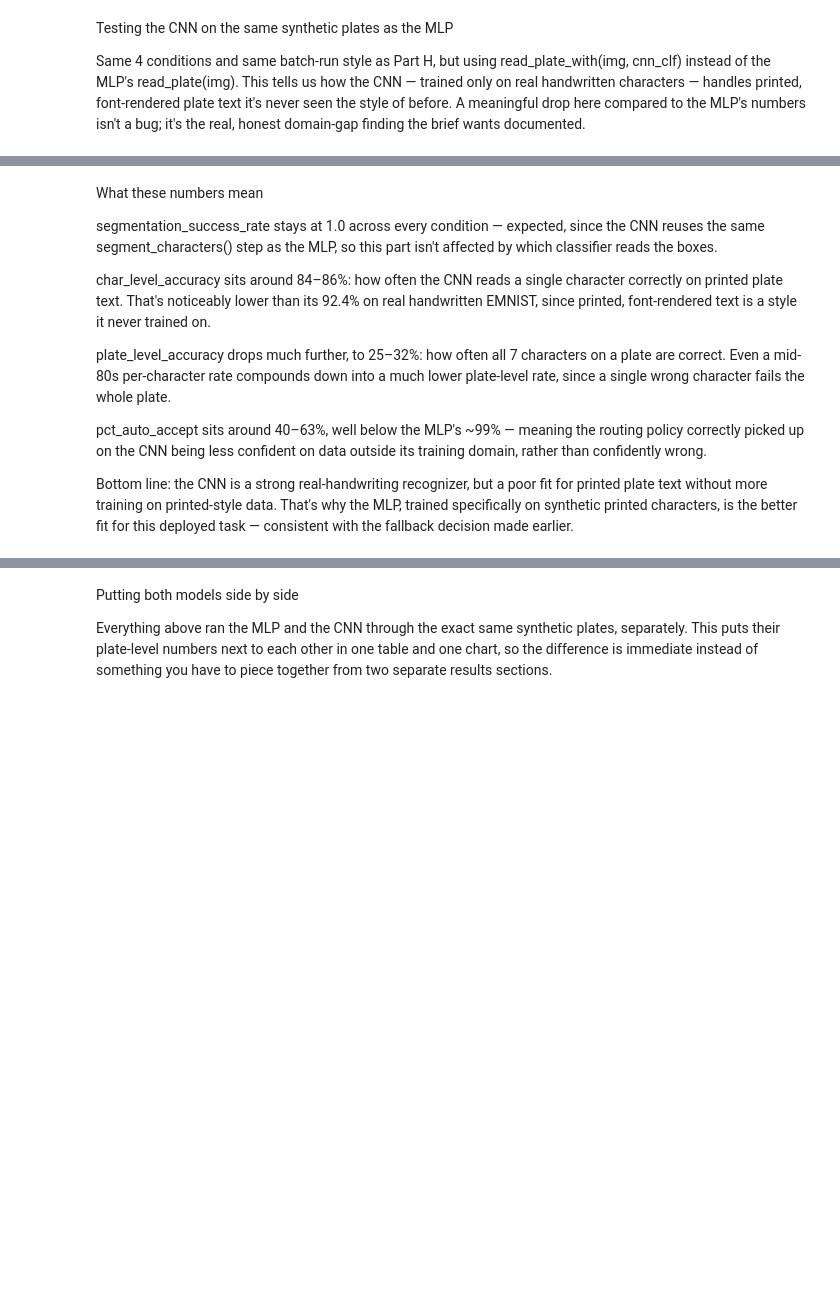
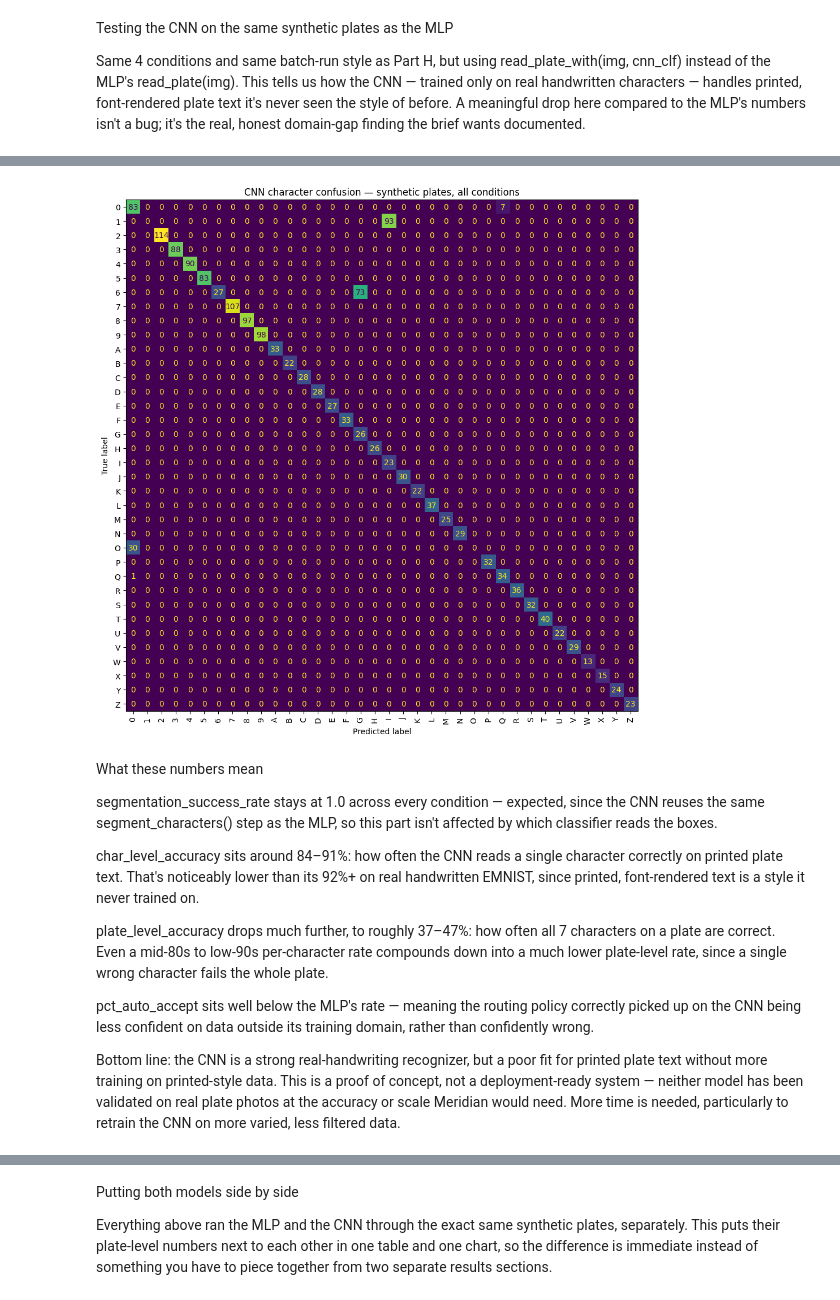
Before and after one commit to adatoussaint/meridian-plate-reader, a Jupyter notebook: ML_Final_Project.ipynb, the cells around one changed output, grey strips where cells are left out. Drawn from its saved outputs; the diff is of its cells as text; code cells hidden in the pictures; blank space fills up the shorter version.

```diff
--- a/ML_Final_Project.ipynb
+++ b/ML_Final_Project.ipynb
@@ -1043,15 +988,33 @@ moderate_noise  60                        1.0                0.5500
+# %%
+from sklearn.metrics import confusion_matrix, ConfusionMatrixDisplay
+
+true_chars, pred_chars = [], []
+for _, row in df_cnn.iterrows():
+    if row["seg_success"] and len(row["predicted"]) == len(row["ground_truth"]):
+        true_chars.extend(list(row["ground_truth"]))
+        pred_chars.extend(list(row["predicted"]))
+
+cm = confusion_matrix(true_chars, pred_chars, labels=CLASSES)
+
+fig, ax = plt.subplots(figsize=(10, 10))
+ConfusionMatrixDisplay(cm, display_labels=CLASSES).plot(ax=ax, xticks_rotation=90, colorbar=False)
+ax.set_title("CNN character confusion — synthetic plates, all conditions")
+plt.tight_layout()
+plt.show()
+# %% [output]
+[figure, added]
 # %% [markdown]
 What these numbers mean
 
 segmentation_success_rate stays at 1.0 across every condition — expected, since the CNN reuses the same segment_characters() step as the MLP, so this part isn't affected by which classifier reads the boxes.
 
-char_level_accuracy sits around 84–86%: how often the CNN reads a single character correctly on printed plate text. That's noticeably lower than its 92.4% on real handwritten EMNIST, since printed, font-rendered text is a style it never trained on.
+char_level_accuracy sits around 84–91%: how often the CNN reads a single character correctly on printed plate text. That's noticeably lower than its 92%+ on real handwritten EMNIST, since printed, font-rendered text is a style it never trained on.
 
-plate_level_accuracy drops much further, to 25–32%: how often all 7 characters on a plate are correct. Even a mid-80s per-character rate compounds down into a much lower plate-level rate, since a single wrong character fails the whole plate.
+plate_level_accuracy drops much further, to roughly 37–47%: how often all 7 characters on a plate are correct. Even a mid-80s to low-90s per-character rate compounds down into a much lower plate-level rate, since a single wrong character fails the whole plate.
 
-pct_auto_accept sits around 40–63%, well below the MLP's ~99% — meaning the routing policy correctly picked up on the CNN being less confident on data outside its training domain, rather than confidently wrong.
+pct_auto_accept sits well below the MLP's rate — meaning the routing policy correctly picked up on the CNN being less confident on data outside its training domain, rather than confidently wrong.
 
-Bottom line: the CNN is a strong real-handwriting recognizer, but a poor fit for printed plate text without more training on printed-style data. That's why the MLP, trained specifically on synthetic printed characters, is the better fit for this deployed task — consistent with the fallback decision made earlier.
+Bottom line: the CNN is a strong real-handwriting recognizer, but a poor fit for printed plate text without more training on printed-style data. This is a proof of concept, not a deployment-ready system — neither model has been validated on real plate photos at the accuracy or scale Meridian would need. More time is needed, particularly to retrain the CNN on more varied, less filtered data.
 # %%
 from sklearn.metrics import precision_recall_fscore_support
 
```
Also changed, not shown: parts of 26 cells of this notebook, 5 other files.
